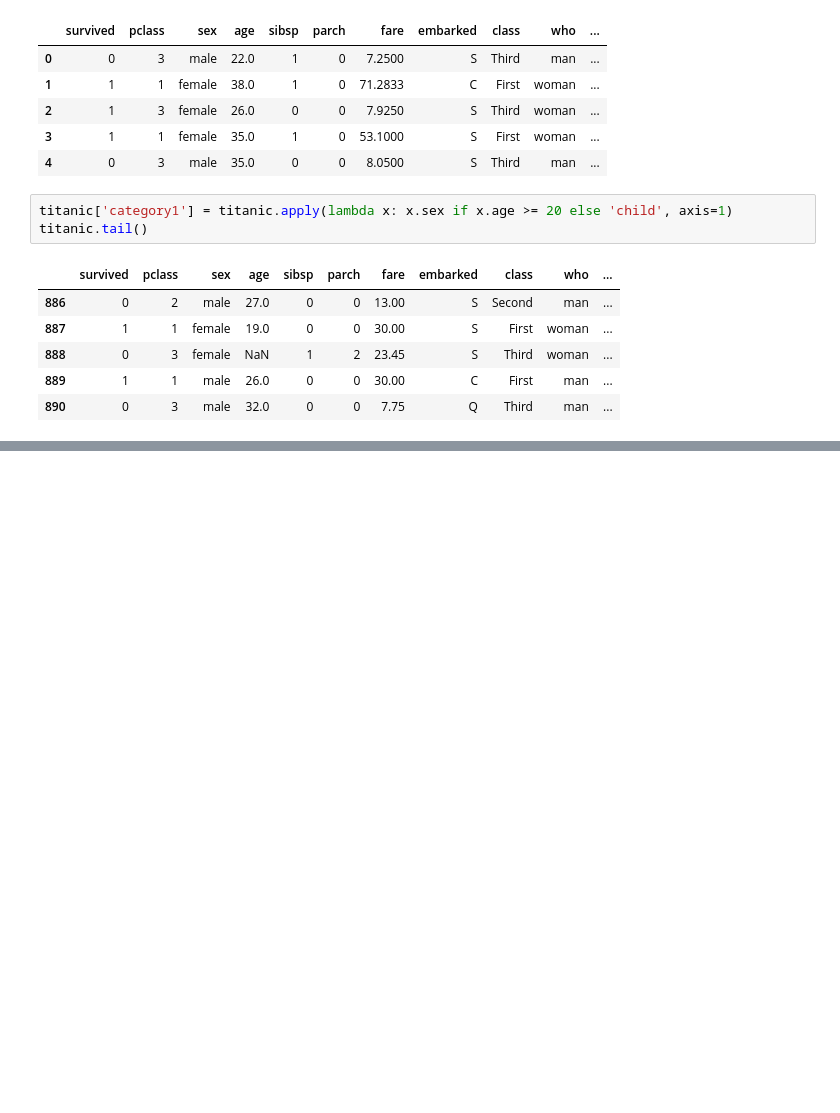
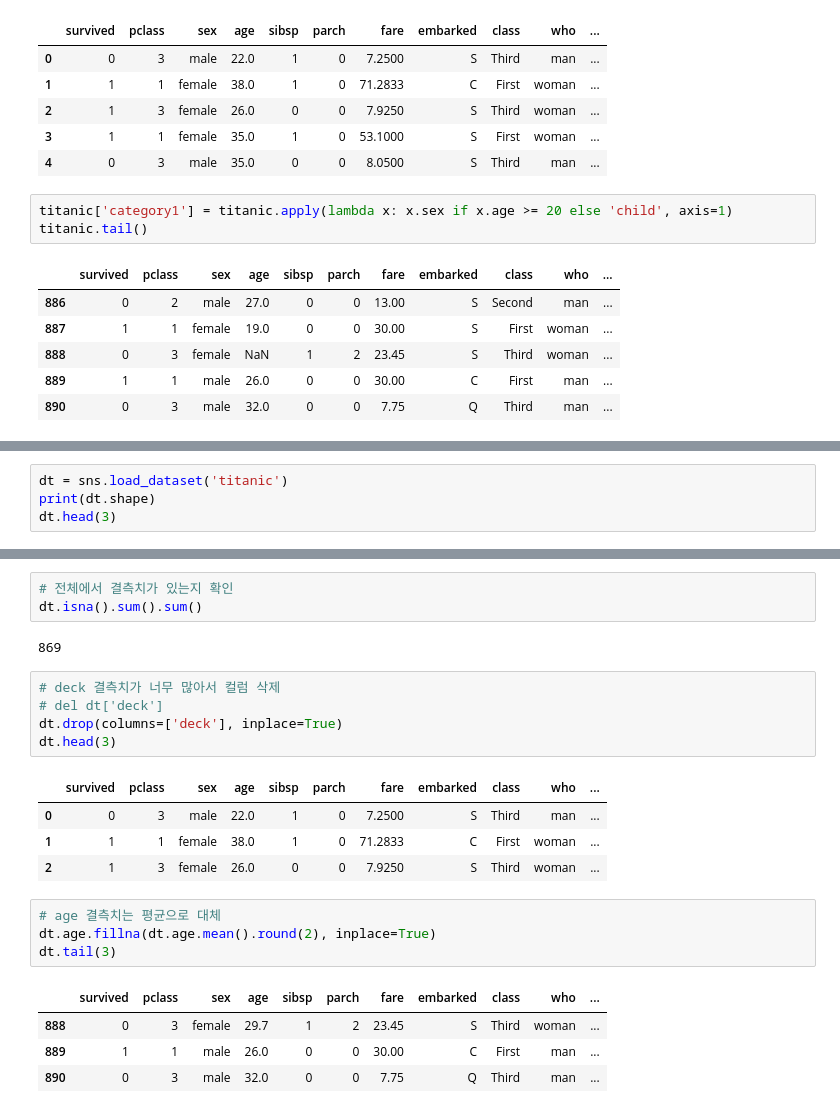
Before and after one commit to ssmpet/DataAnalysis_Lecture-2023.04, a Jupyter notebook: 02.Pandas/05.데이터조작.ipynb, the cells around one changed output, grey strips where cells are left out. Cells and saved outputs as stored; diff of their text form; blank space fills up the shorter version.

```diff
--- a/02.Pandas/05.데이터조작.ipynb
+++ b/02.Pandas/05.데이터조작.ipynb
@@ -390,0 +418,4 @@ titanic.tail()
+# %%
+dt = sns.load_dataset('titanic')
+print(dt.shape)
+dt.head(3)
@@ -390,0 +448,24 @@ titanic.tail()
+# %%
+# 전체에서 결측치가 있는지 확인
+dt.isna().sum().sum()
+# %% [output]
+869
+# %%
+# deck 결측치가 너무 많아서 컬럼 삭제
+# del dt['deck']
+dt.drop(columns=['deck'], inplace=True)
+dt.head(3)
+# %% [output]
+|  | survived | pclass | sex | age | sibsp | parch | fare | embarked | class | who | ... |
+| 0 | 0 | 3 | male | 22.0 | 1 | 0 | 7.2500 | S | Third | man | ... |
+| 1 | 1 | 1 | female | 38.0 | 1 | 0 | 71.2833 | C | First | woman | ... |
+| 2 | 1 | 3 | female | 26.0 | 0 | 0 | 7.9250 | S | Third | woman | ... |
+# %%
+# age 결측치는 평균으로 대체
+dt.age.fillna(dt.age.mean().round(2), inplace=True)
+dt.tail(3)
+# %% [output]
+|  | survived | pclass | sex | age | sibsp | parch | fare | embarked | class | who | ... |
+| 888 | 0 | 3 | female | 29.7 | 1 | 2 | 23.45 | S | Third | woman | ... |
+| 889 | 1 | 1 | male | 26.0 | 0 | 0 | 30.00 | C | First | man | ... |
+| 890 | 0 | 3 | male | 32.0 | 0 | 0 | 7.75 | Q | Third | man | ... |
```
Also changed, not shown: parts of 39 cells of this notebook, 13 other files.
